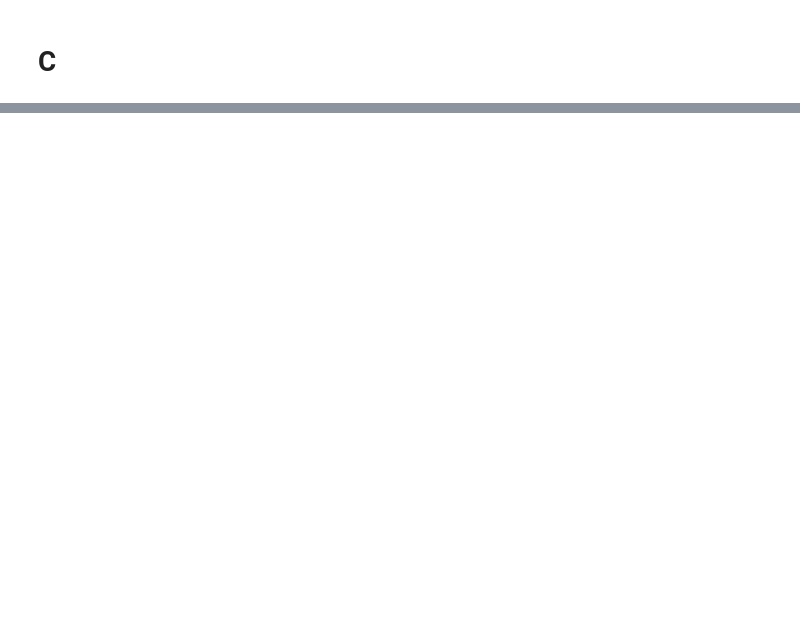
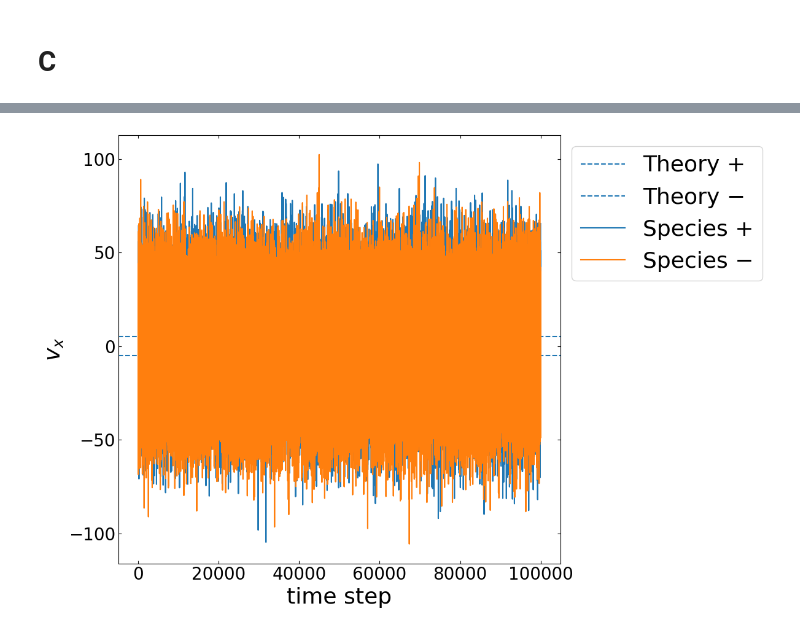
Before and after one commit to prakhosha/Lane-Formation, a Jupyter notebook: task2.ipynb, the cells around one changed output, grey strips where cells are left out. Saved outputs shown, nothing was run; the diff lists cells and outputs as text; code cells hidden in the pictures; blank space fills up the shorter version.

```diff
--- a/task2.ipynb
+++ b/task2.ipynb
@@ -395,0 +678,13 @@ g_r = g_hist / norm
+# %%
+plt.figure(figsize=(12,8))
+plt.axhline(F_D/gamma, ls="--", label="Theory +")
+plt.axhline(-F_D/gamma, ls="--", label="Theory −")
+plt.plot(vx_A, label="Species +")
+plt.plot(vx_B, label="Species −")
+plt.xlabel("time step")
+plt.ylabel(r"$v_x$")
+plt.legend(bbox_to_anchor=(1, 1))
+plt.tight_layout()
+plt.show()
+# %% [output]
+[figure, added]
```
Also changed, not shown: parts of 15 cells of this notebook, 1 other file.
